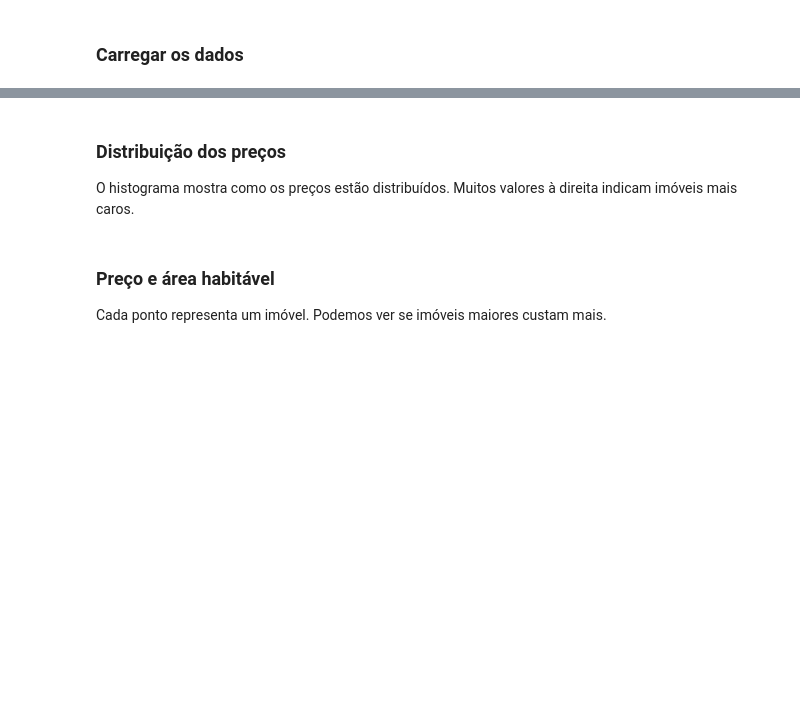
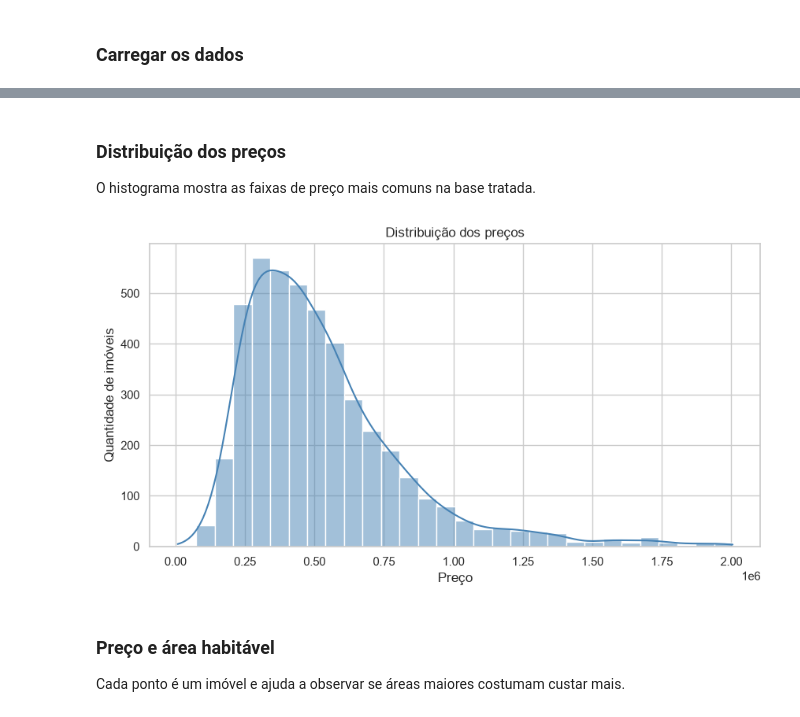
Before and after one commit to mpatellidev/projeto-dojo, a Jupyter notebook: notebook/EDA.ipynb, the cells around one changed output, grey strips where cells are left out. Saved outputs shown, nothing was run; the diff lists cells and outputs as text; code cells hidden in the pictures; blank space fills up the shorter version.

```diff
--- a/notebook/EDA.ipynb
+++ b/notebook/EDA.ipynb
@@ -17,21 +29,19 @@ df.describe()
-# %% [markdown]
-### Distribuição dos preços
-
-O histograma mostra como os preços estão distribuídos.
-Muitos valores à direita indicam imóveis mais caros.
+# %% [markdown]
+### Distribuição dos preços
+
+O histograma mostra as faixas de preço mais comuns na base tratada.
 # %%
 plt.figure(figsize=(10, 5))
-limite_preco = df['price'].quantile(0.95)
-precos_grafico = df[df['price'] <= limite_preco]
-sns.histplot(data=precos_grafico, x='price', bins=30, kde=True)
+sns.histplot(data=df, x='price', bins=30, kde=True, color='steelblue')
 plt.title('Distribuição dos preços')
 plt.xlabel('Preço')
 plt.ylabel('Quantidade de imóveis')
 plt.show()
+# %% [output]
+[figure, added]
 # %% [markdown]
 ### Preço e área habitável
 
-Cada ponto representa um imóvel.
-Podemos ver se imóveis maiores custam mais.
+Cada ponto é um imóvel e ajuda a observar se áreas maiores costumam custar mais.
 # %%
 plt.figure(figsize=(10, 5))
```
Also changed, not shown: parts of 18 cells of this notebook, 6 other files.
